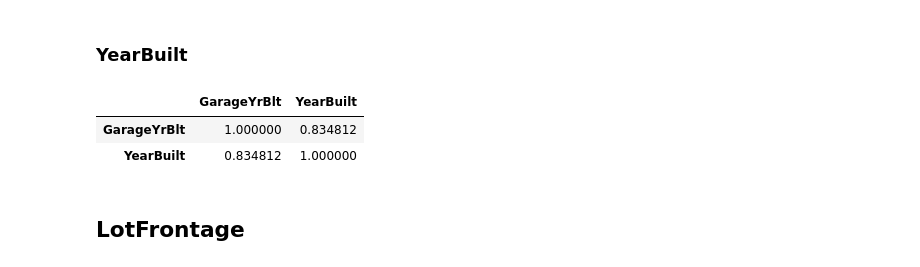
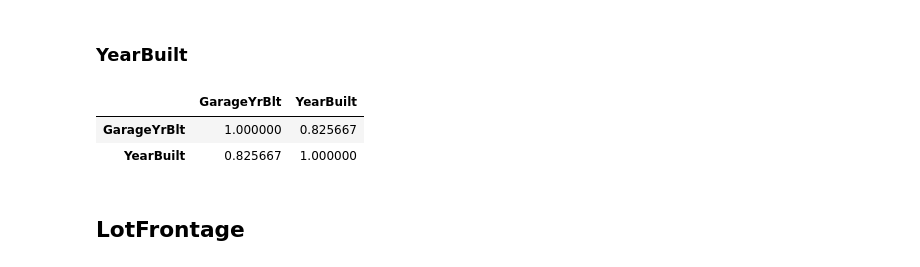
Before and after one commit to McArthurAdal/House-Price-Prediction-Kaggle, a Jupyter notebook: analysis.ipynb, the cells around one changed output. Cells and saved outputs as stored; diff of their text form; code cells hidden in the pictures.

```diff
--- a/analysis.ipynb
+++ b/analysis.ipynb
@@ -111,10 +139,10 @@ dtype: int64
 # %% [markdown]
 ### YearBuilt
 # %%
-corr = data[["GarageYrBlt", "YearBuilt"]].corr()
+corr = train[["GarageYrBlt", "YearBuilt"]].corr()
 corr
 # %% [output]
 |  | GarageYrBlt | YearBuilt |
-| GarageYrBlt | 1.000000 | 0.834812 |
-| YearBuilt | 0.834812 | 1.000000 |
+| GarageYrBlt | 1.000000 | 0.825667 |
+| YearBuilt | 0.825667 | 1.000000 |
 # %%
```
Also changed, not shown: parts of 40 cells of this notebook, 1 other file.
